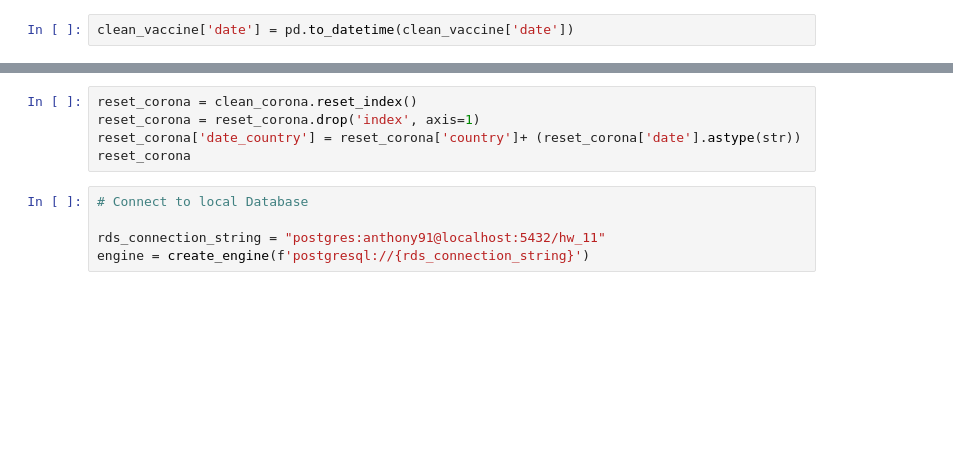
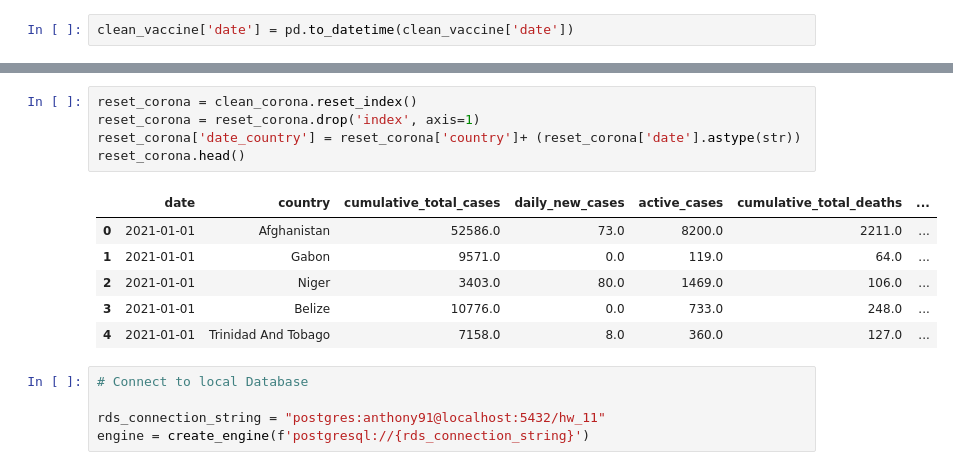
Before and after one commit to chrispope12391/ETL-Challenge, a Jupyter notebook: Untitled.ipynb, the cells around one changed output, grey strips where cells are left out. Cells and saved outputs as stored; diff of their text form; blank space fills up the shorter version.

```diff
--- a/Untitled.ipynb
+++ b/Untitled.ipynb
@@ -41,8 +106,15 @@ clean_corona
 # %%
 reset_corona = clean_corona.reset_index()
 reset_corona = reset_corona.drop('index', axis=1)
 reset_corona['date_country'] = reset_corona['country']+ (reset_corona['date'].astype(str))
-reset_corona
+reset_corona.head()
+# %% [output]
+|  | date | country | cumulative_total_cases | daily_new_cases | active_cases | cumulative_total_deaths | ... |
+| 0 | 2021-01-01 | Afghanistan | 52586.0 | 73.0 | 8200.0 | 2211.0 | ... |
+| 1 | 2021-01-01 | Gabon | 9571.0 | 0.0 | 119.0 | 64.0 | ... |
+| 2 | 2021-01-01 | Niger | 3403.0 | 80.0 | 1469.0 | 106.0 | ... |
+| 3 | 2021-01-01 | Belize | 10776.0 | 0.0 | 733.0 | 248.0 | ... |
+| 4 | 2021-01-01 | Trinidad And Tobago | 7158.0 | 8.0 | 360.0 | 127.0 | ... |
 # %%
 # Connect to local Database
 
```
Also changed, not shown: parts of 9 cells of this notebook.
